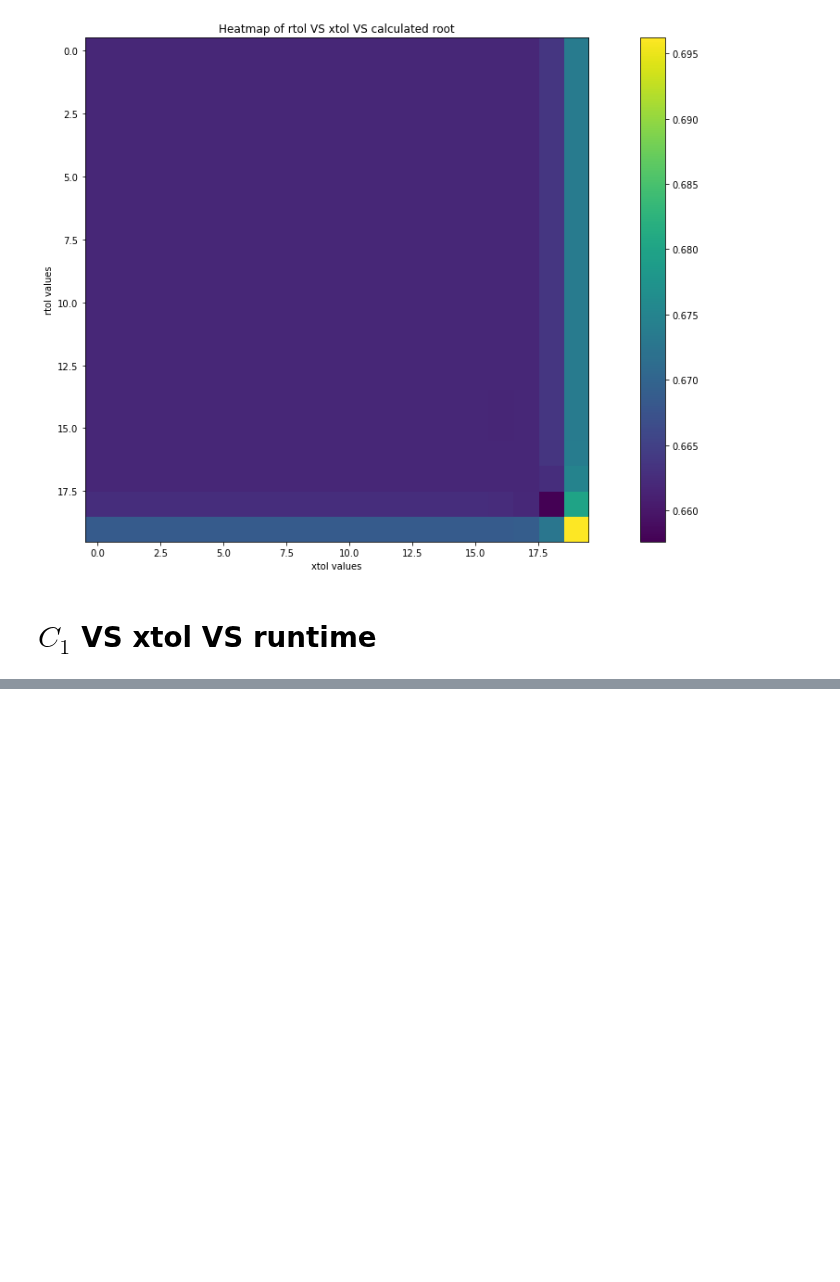
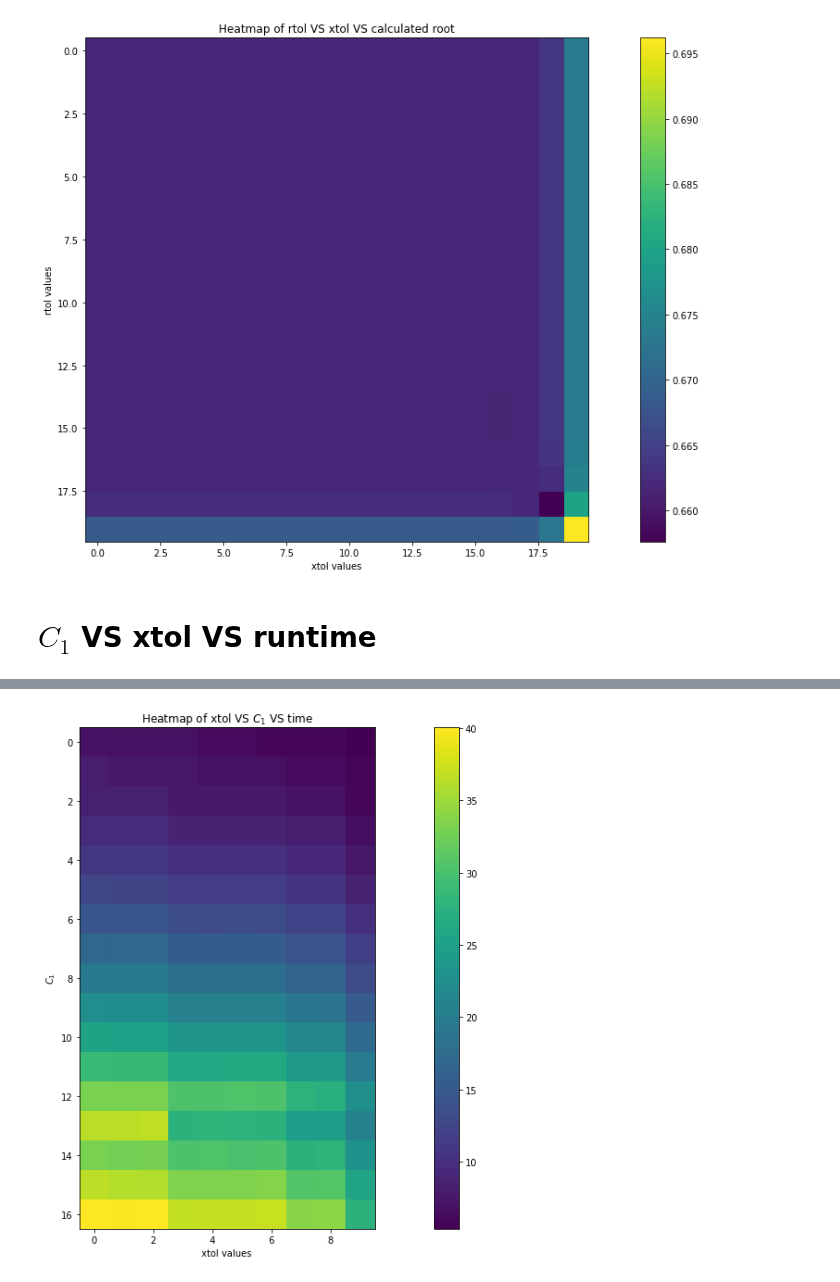
Before and after one commit to MichalisPanayides/AmbulanceDecisionGame, a Jupyter notebook: nbs/src/GameTheoryModel/brentq_plots.ipynb, the cells around one changed output, grey strips where cells are left out. Cells and saved outputs as stored; diff of their text form; code cells hidden in the pictures; blank space fills up the shorter version.

Commit message:
Add another heatmap of brentq's tolerance
Using some generated data plot another heatmp for different set of
parameters of xtol VS C1 VS time needed for brentq to run

```diff
--- a/nbs/src/GameTheoryModel/brentq_plots.ipynb
+++ b/nbs/src/GameTheoryModel/brentq_plots.ipynb
@@ -281,0 +282,4 @@ make_brentq_heatmap_of_time_vs_xtol_vs_capacity()
+# %%
+make_brentq_heatmap_of_time_vs_xtol_vs_capacity(file_path="main_2.csv")
+# %% [output]
+[figure, added]
```
Also changed, not shown: parts of 2 cells of this notebook, 3 other files.
